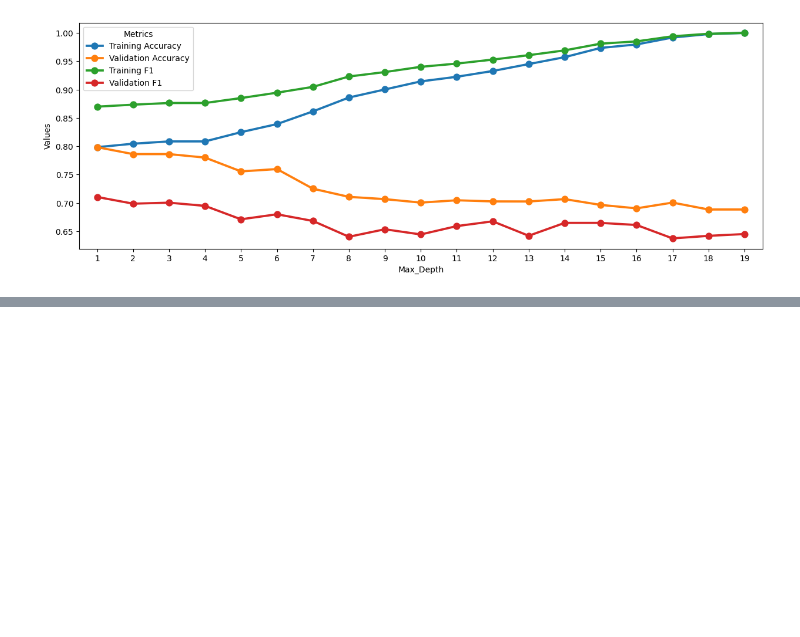
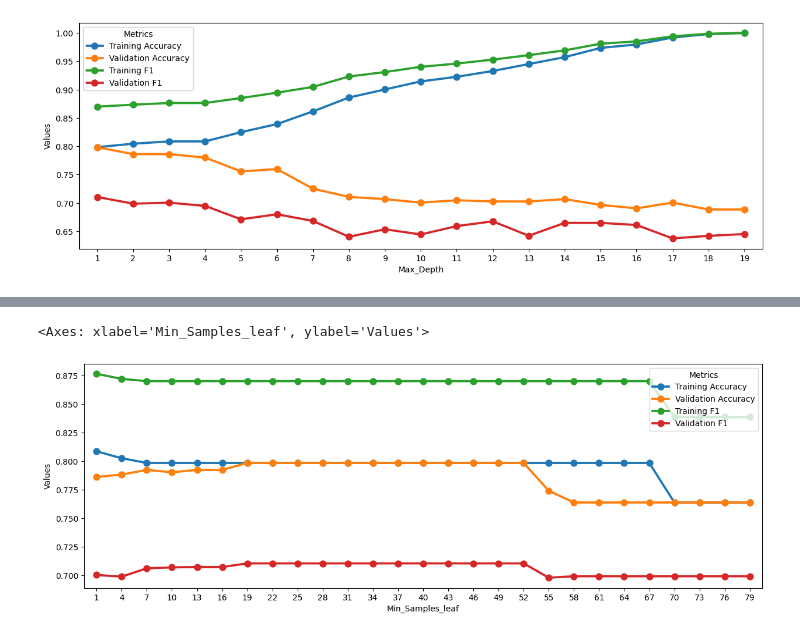
Before and after one commit to Rlenmeyer/LoanPrediction, a Jupyter notebook: LoanPrediction.ipynb, the cells around one changed output, grey strips where cells are left out. Cells and saved outputs as stored; diff of their text form; code cells hidden in the pictures; blank space fills up the shorter version.

```diff
--- a/LoanPrediction.ipynb
+++ b/LoanPrediction.ipynb
@@ -254,3 +258,36 @@ graph = graphviz.Source(dot_data)
 graph
 # %% [output]
 [drawing not drawn]
+# %%
+training_accuracy = []
+val_accuracy = []
+training_f1 = []
+val_f1 = []
+min_samples_leaf = []
+import numpy as np
+for samples_leaf in range(1,80,3): ### Sweeping from 1% samples to 10% samples per leaf
+    tree_clf = DecisionTreeClassifier(max_depth=3,min_samples_leaf = samples_leaf)
+    tree_clf.fit(X_train,y_train)
+    y_training_pred = tree_clf.predict(X_train)
+
+    training_acc = accuracy_score(y_train,y_training_pred)
+    train_f1 = f1_score(y_train,y_training_pred)
+    val_mean_f1 = cross_val_score(tree_clf,X_train,y_train,cv=5,scoring='f1_macro').mean()
+    val_mean_accuracy = cross_val_score(tree_clf,X_train,y_train,cv=5,scoring='accuracy').mean()
+
+    training_accuracy.append(training_acc)
+    val_accuracy.append(val_mean_accuracy)
+    training_f1.append(train_f1)
+    val_f1.append(val_mean_f1)
+    min_samples_leaf.append(samples_leaf)
+
+
+Tuning_min_samples_leaf = {"Training Accuracy": training_accuracy, "Validation Accuracy": val_accuracy, "Training F1": training_f1, "Validation F1":val_f1, "Min_Samples_leaf": min_samples_leaf }
+Tuning_min_samples_leaf_df = pd.DataFrame.from_dict(Tuning_min_samples_leaf)
+
+plot_df = Tuning_min_samples_leaf_df.melt('Min_Samples_leaf',var_name='Metrics',value_name="Values")
+fig,ax = plt.subplots(figsize=(15,5))
+sns.pointplot(x="Min_Samples_leaf", y="Values",hue="Metrics", data=plot_df,ax=ax)
+# %% [output]
+<Axes: xlabel='Min_Samples_leaf', ylabel='Values'>
+[figure, added]
```
Also changed, not shown: parts of 8 cells of this notebook.
